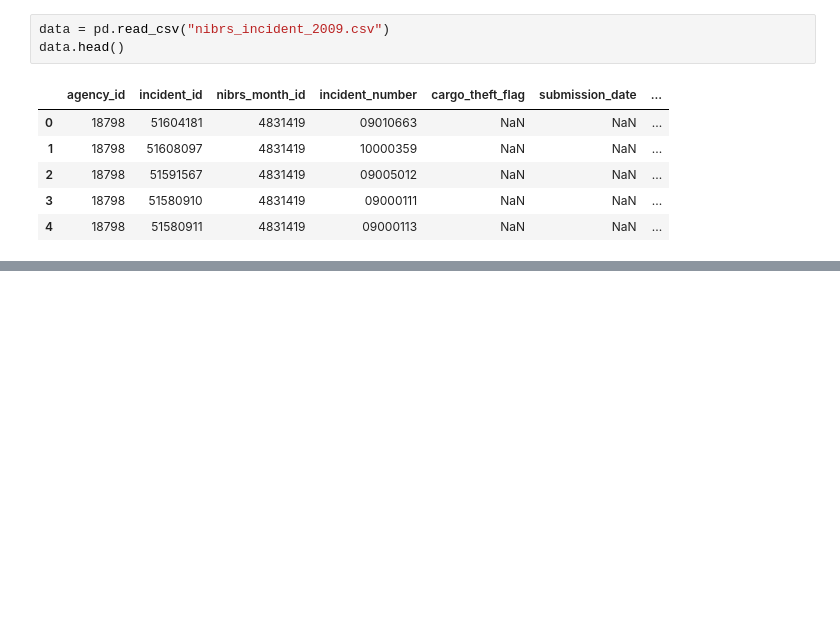
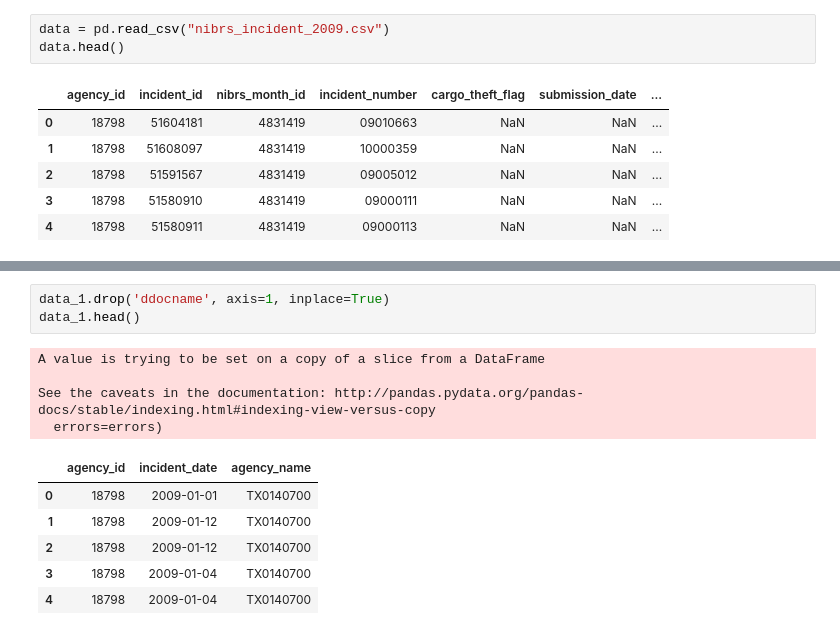
Before and after one commit to olegmrnv/crime_correlations, a Jupyter notebook: notebooks/crime_data_pull.ipynb, the cells around one changed output, grey strips where cells are left out. Drawn from its saved outputs; the diff is of its cells as text; blank space fills up the shorter version.

```diff
--- a/notebooks/crime_data_pull.ipynb
+++ b/notebooks/crime_data_pull.ipynb
@@ -16,0 +50,14 @@ data.head()
+# %%
+data_1.drop('ddocname', axis=1, inplace=True)
+data_1.head()
+# %% [output]
+A value is trying to be set on a copy of a slice from a DataFrame
+
+See the caveats in the documentation: http://pandas.pydata.org/pandas-docs/stable/indexing.html#indexing-view-versus-copy
+  errors=errors)
+|  | agency_id | incident_date | agency_name |
+| 0 | 18798 | 2009-01-01 | TX0140700 |
+| 1 | 18798 | 2009-01-12 | TX0140700 |
+| 2 | 18798 | 2009-01-12 | TX0140700 |
+| 3 | 18798 | 2009-01-04 | TX0140700 |
+| 4 | 18798 | 2009-01-04 | TX0140700 |
```
Also changed, not shown: parts of 13 cells of this notebook.
